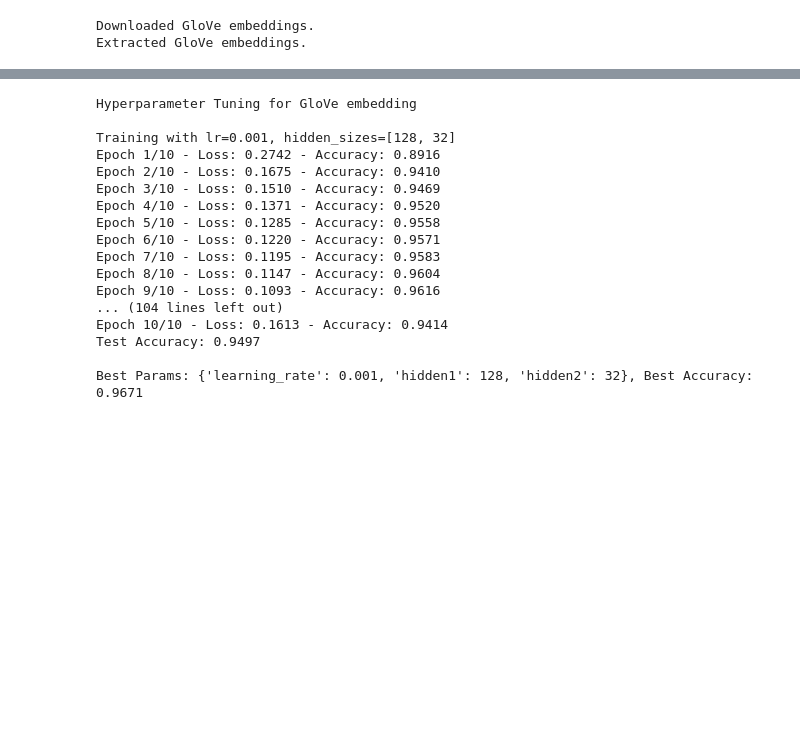
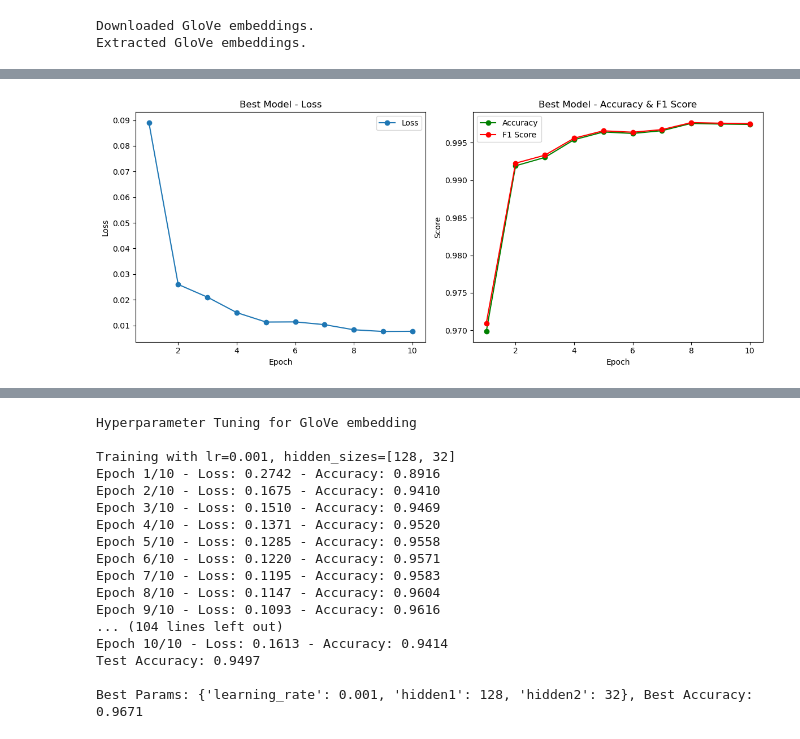
Before and after one commit to wmegumi/Fake-news-classifier, a Jupyter notebook: FNN.ipynb, the cells around one changed output, grey strips where cells are left out. Cells and saved outputs as stored; diff of their text form; code cells hidden in the pictures; blank space fills up the shorter version.

Commit message:
update model

```diff
--- a/FNN.ipynb
+++ b/FNN.ipynb
@@ -321,9 +372,9 @@ Word2Vec Embedding shape: (35918, 100)
 Loaded 400000 word vectors from GloVe.
 GloVe Embedding shape: (35918, 100)
 # %%
-# Cell 7: Define Feedforward Neural Network
+# Cell 7: Define Feedforward Neural Network with Variable Hidden Layers
 class FFNN(nn.Module):
-    def __init__(self, input_size, hidden_sizes=[128, 64], output_size=1, dropout=0.5):
+    def __init__(self, input_size, hidden_sizes=[], output_size=1, dropout=0.5):
         super(FFNN, self).__init__()
         layers = []
         last_size = input_size
@@ -492,0 +1073,34 @@ GloVe: Test Accuracy = 0.9683
+# %%
+# Cell 14: Visualize Training Loss and Accuracy
+
+import matplotlib.pyplot as plt
+
+def plot_training_history(history, title='Training History'):
+    epochs = range(1, len(history['loss']) + 1)
+
+    plt.figure(figsize=(12,5))
+
+    # Plot Loss
+    plt.subplot(1,2,1)
+    plt.plot(epochs, history['loss'], label='Loss', marker='o')
+    plt.xlabel('Epoch')
+    plt.ylabel('Loss')
+    plt.title(f'{title} - Loss')
+    plt.legend()
+
+    # Plot Accuracy and F1 Score
+    plt.subplot(1,2,2)
+    plt.plot(epochs, history['accuracy'], label='Accuracy', color='green', marker='o')
+    plt.plot(epochs, history['f1'], label='F1 Score', color='red', marker='o')
+    plt.xlabel('Epoch')
+    plt.ylabel('Score')
+    plt.title(f'{title} - Accuracy & F1 Score')
+    plt.legend()
+
+    plt.tight_layout()
+    plt.show()
+
+# Assuming 'history' from the final training loop is available
+plot_training_history(history, title='Best Model')
+# %% [output]
+[figure, added]
```
Also changed, not shown: parts of 9 cells of this notebook, 1 other file.
